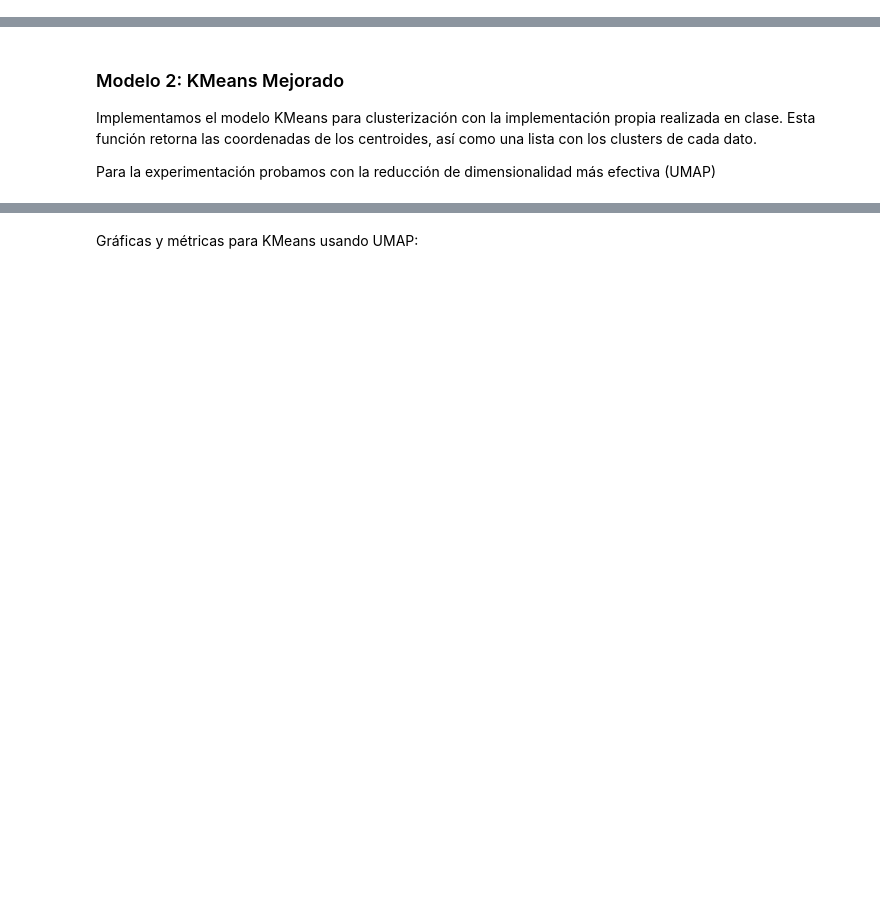
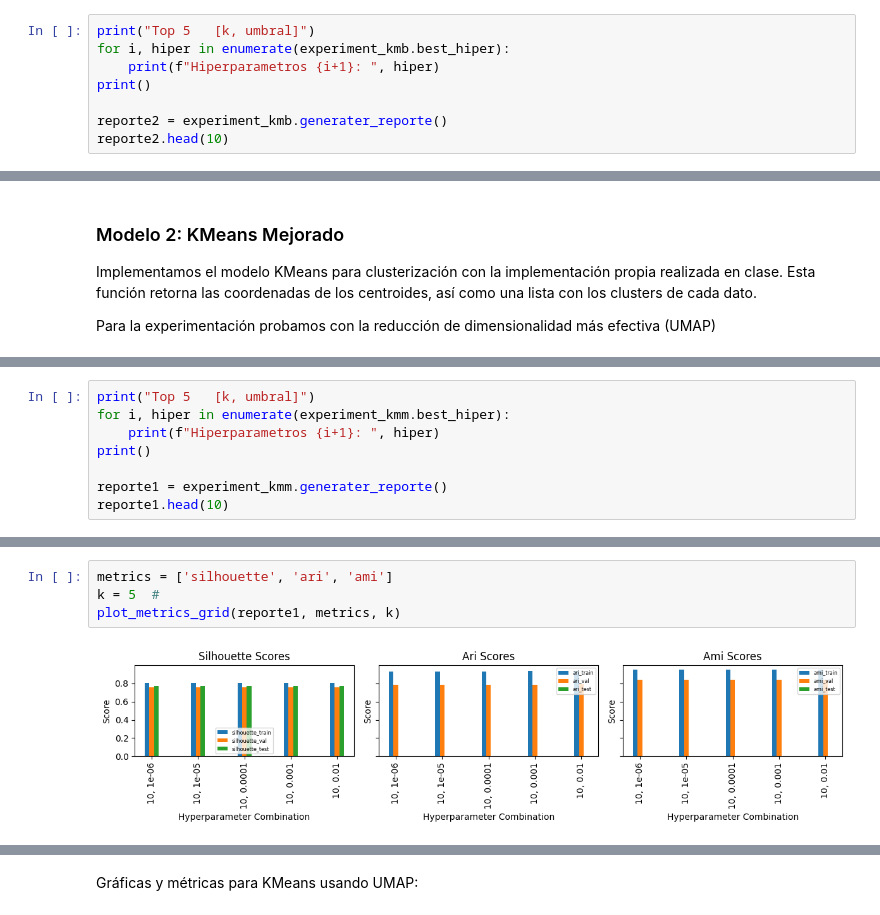
Before and after one commit to slamgLuke/HAClustering, a Jupyter notebook: r21d_kinetics.ipynb, the cells around one changed output, grey strips where cells are left out. Cells and saved outputs as stored; diff of their text form; blank space fills up the shorter version.

```diff
--- a/r21d_kinetics.ipynb
+++ b/r21d_kinetics.ipynb
@@ -413,0 +701,8 @@ print(np.unique(kmeans_test_labels, return_counts=True))
+# %%
+print("Top 5   [k, umbral]")
+for i, hiper in enumerate(experiment_kmb.best_hiper):
+    print(f"Hiperparametros {i+1}: ", hiper)
+print()
+
+reporte2 = experiment_kmb.generater_reporte()
+reporte2.head(10)
@@ -552,0 +888,8 @@ print(np.unique(kmeans_test_labels, return_counts=True))
+# %%
+print("Top 5   [k, umbral]")
+for i, hiper in enumerate(experiment_kmm.best_hiper):
+    print(f"Hiperparametros {i+1}: ", hiper)
+print()
+
+reporte1 = experiment_kmm.generater_reporte()
+reporte1.head(10)
@@ -552,0 +911,6 @@ print(np.unique(kmeans_test_labels, return_counts=True))
+# %%
+metrics = ['silhouette', 'ari', 'ami']
+k = 5  #
+plot_metrics_grid(reporte1, metrics, k)
+# %% [output]
+[figure, added]
```
Also changed, not shown: parts of 43 cells of this notebook, 16 other files.
